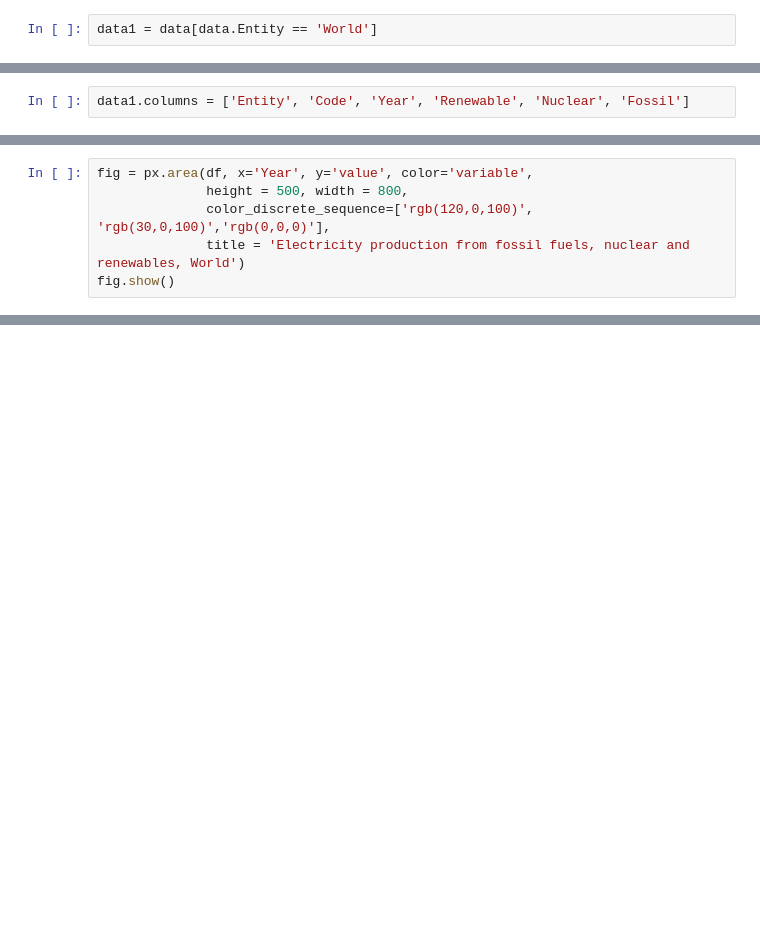
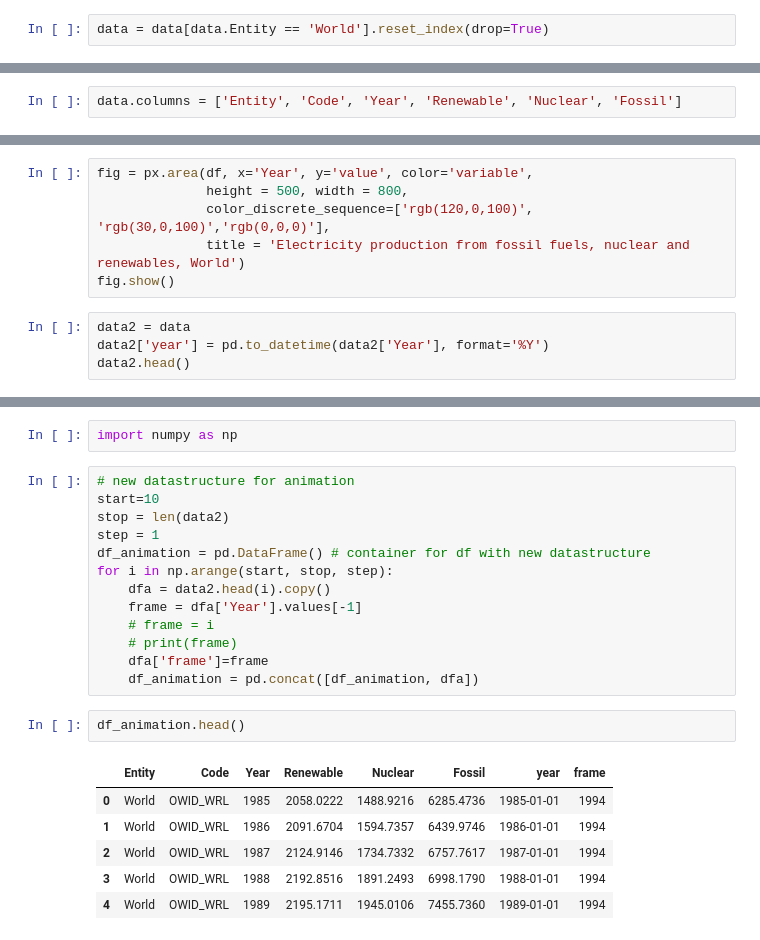
Before and after one commit to PacktPublishing/Plotly-Dash-Cookbook, a Jupyter notebook: Cookbook/chapter_03/ch03_recipe10.ipynb, the cells around one changed output, grey strips where cells are left out. Cells and saved outputs as stored; diff of their text form; blank space fills up the shorter version.

```diff
--- a/Cookbook/chapter_03/ch03_recipe10.ipynb
+++ b/Cookbook/chapter_03/ch03_recipe10.ipynb
@@ -15,4 +15,4 @@ data.head()
 | 3 | ASEAN (Ember) | NaN | 2003 | 76.40 | 0.0 | 381.84 |
 | 4 | ASEAN (Ember) | NaN | 2004 | 77.96 | 0.0 | 418.60 |
 # %%
-data1 = data[data.Entity == 'World']
+data = data[data.Entity == 'World'].reset_index(drop=True)
@@ -28,3 +19,3 @@ data1.head()
 # %%
-data1.columns = ['Entity', 'Code', 'Year', 'Renewable', 'Nuclear', 'Fossil']
+data.columns = ['Entity', 'Code', 'Year', 'Renewable', 'Nuclear', 'Fossil']
 # %%
@@ -66,3 +64,7 @@ fig = px.area(df, x='Year', y='value', color='variable',
               color_discrete_sequence=['rgb(120,0,100)', 'rgb(30,0,100)','rgb(0,0,0)'],
               title = 'Electricity production from fossil fuels, nuclear and renewables, World')
 fig.show()
+# %%
+data2 = data
+data2['year'] = pd.to_datetime(data2['Year'], format='%Y')
+data2.head()
@@ -68,0 +78,24 @@ fig.show()
+# %%
+import numpy as np
+# %%
+# new datastructure for animation
+start=10
+stop = len(data2)
+step = 1
+df_animation = pd.DataFrame() # container for df with new datastructure
+for i in np.arange(start, stop, step):
+    dfa = data2.head(i).copy()
+    frame = dfa['Year'].values[-1]
+    # frame = i
+    # print(frame)
+    dfa['frame']=frame
+    df_animation = pd.concat([df_animation, dfa])
+# %%
+df_animation.head()
+# %% [output]
+|  | Entity | Code | Year | Renewable | Nuclear | Fossil | year | frame |
+| 0 | World | OWID_WRL | 1985 | 2058.0222 | 1488.9216 | 6285.4736 | 1985-01-01 | 1994 |
+| 1 | World | OWID_WRL | 1986 | 2091.6704 | 1594.7357 | 6439.9746 | 1986-01-01 | 1994 |
+| 2 | World | OWID_WRL | 1987 | 2124.9146 | 1734.7332 | 6757.7617 | 1987-01-01 | 1994 |
+| 3 | World | OWID_WRL | 1988 | 2192.8516 | 1891.2493 | 6998.1790 | 1988-01-01 | 1994 |
+| 4 | World | OWID_WRL | 1989 | 2195.1711 | 1945.0106 | 7455.7360 | 1989-01-01 | 1994 |
```
Also changed, not shown: parts of 8 cells of this notebook.
